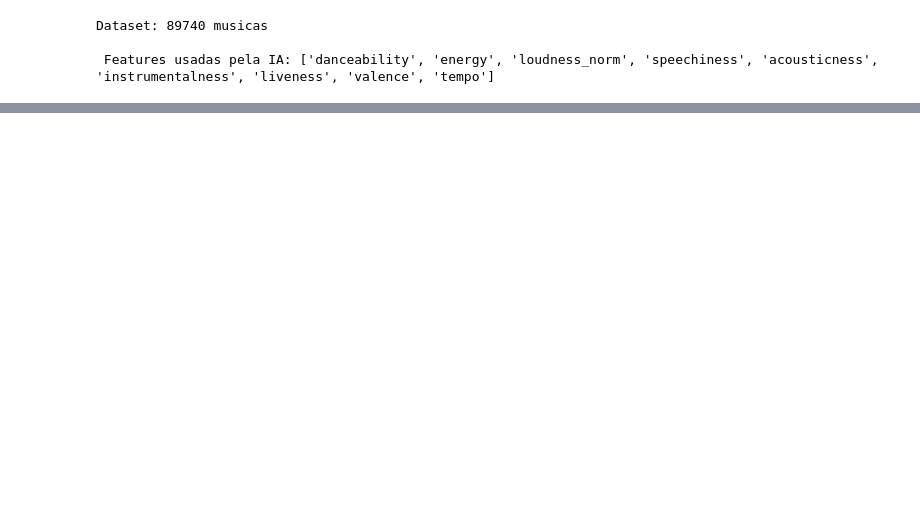
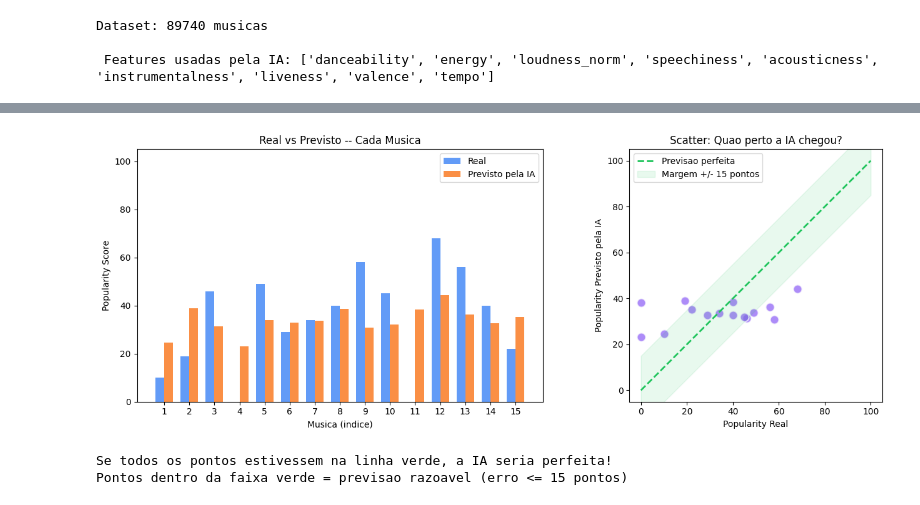
Before and after one commit to i-davies/am-projeto-recomendacao-aula, a Jupyter notebook: notebooks/05_regressao_comparacao.ipynb, the cells around one changed output, grey strips where cells are left out. Saved outputs shown, nothing was run; the diff lists cells and outputs as text; code cells hidden in the pictures; blank space fills up the shorter version.

Commit message:
feat: MLP Regressao Notebook

```diff
--- a/notebooks/05_regressao_comparacao.ipynb
+++ b/notebooks/05_regressao_comparacao.ipynb
@@ -79,0 +119,48 @@ AttributeError: module 'pandas' has no attribute 'Dataframe'
+# %%
+fig, axes = plt.subplots(1, 2, figsize=(14, 5))
+
+# --- Grafico 1: Barras lado a lado ---
+x = range(len(comparacao))
+width = 0.35
+bars_real = axes[0].bar([i - width/2 for i in x], comparacao["Real"], width,
+                         label="Real", color="#3b82f6", alpha=0.8)
+bars_pred = axes[0].bar([i + width/2 for i in x], comparacao["Previsto"], width,
+                         label="Previsto pela IA", color="#f97316", alpha=0.8)
+
+axes[0].set_xlabel("Musica (indice)")
+axes[0].set_ylabel("Popularity Score")
+axes[0].set_title("Real vs Previsto -- Cada Musica")
+axes[0].set_xticks(x)
+axes[0].set_xticklabels([str(i+1) for i in x])
+axes[0].legend()
+axes[0].set_ylim(0, 105)
+
+# --- Grafico 2: Scatter (pontos) ---
+axes[1].scatter(comparacao["Real"], comparacao["Previsto"],
+                c="#8b5cf6", s=100, alpha=0.7, edgecolors="white", linewidth=1.5)
+
+# Linha de previsao perfeita (diagonal)
+axes[1].plot([0, 100], [0, 100], "--", color="#22c55e", linewidth=2, label="Previsao perfeita")
+
+# Faixa de margem (+/- 15 pontos)
+axes[1].fill_between([0, 100], [0-15, 100-15], [0+15, 100+15],
+                      alpha=0.1, color="#22c55e", label="Margem +/- 15 pontos")
+
+axes[1].set_xlabel("Popularity Real")
+axes[1].set_ylabel("Popularity Previsto pela IA")
+axes[1].set_title("Scatter: Quao perto a IA chegou?")
+axes[1].set_xlim(-5, 105)
+axes[1].set_ylim(-5, 105)
+axes[1].legend(loc="upper left")
+axes[1].set_aspect("equal")
+
+plt.tight_layout()
+plt.savefig(project_root / "notebooks" / "regression_comparison.png", dpi=150, bbox_inches="tight")
+plt.show()
+
+print("\nSe todos os pontos estivessem na linha verde, a IA seria perfeita!")
+print("Pontos dentro da faixa verde = previsao razoavel (erro <= 15 pontos)")
+# %% [output]
+[figure, added]
+Se todos os pontos estivessem na linha verde, a IA seria perfeita!
+Pontos dentro da faixa verde = previsao razoavel (erro <= 15 pontos)
```
Also changed, not shown: parts of 3 cells of this notebook.
